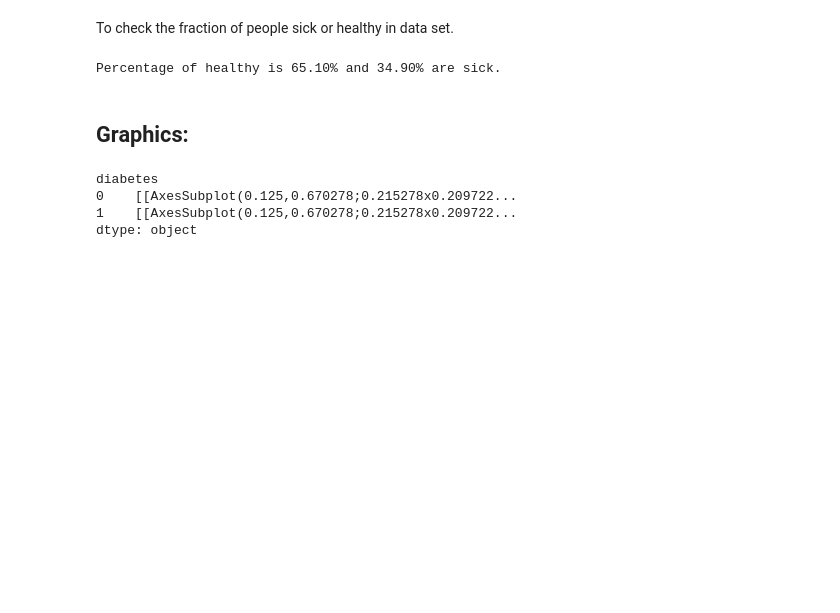
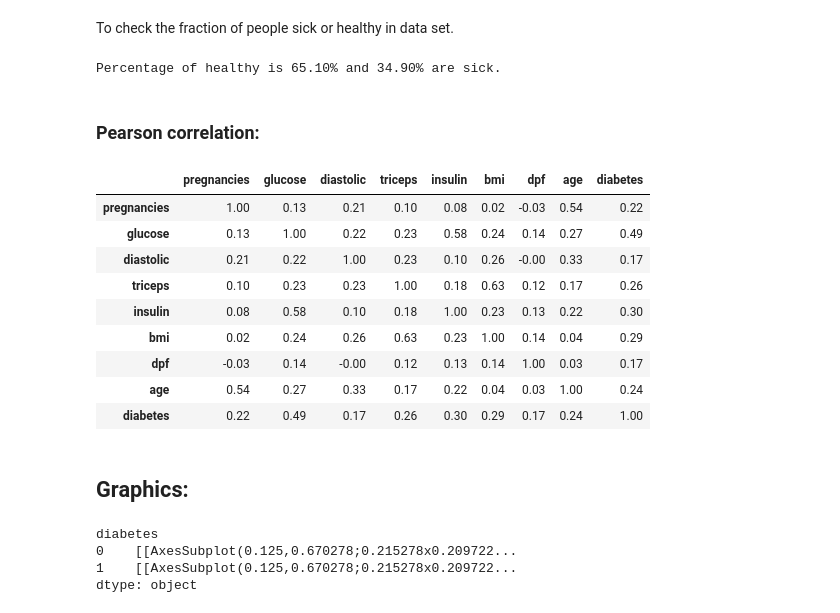
Before and after one commit to FAMarcus/Pima-Indians-diabetes, a Jupyter notebook: Pima indians diabetes_en.ipynb, the cells around one changed output. Saved outputs shown, nothing was run; the diff lists cells and outputs as text; code cells hidden in the pictures; blank space fills up the shorter version.

Commit message:
adicionei Pearson correlation
faltam conclusões.

```diff
--- a/Pima indians diabetes_en.ipynb
+++ b/Pima indians diabetes_en.ipynb
@@ -126,6 +126,21 @@ n_health, n_sick = np.array([(dataset[['diabetes']] == 0).sum(), (dataset[['diab
 print('Percentage of healthy is {:.2f}% and {:.2f}% are sick.'.format(n_health[0],n_sick[0]))
 # %% [output]
 Percentage of healthy is 65.10% and 34.90% are sick.
+# %% [markdown]
+### Pearson correlation:
+# %%
+dataset.corr()
+# %% [output]
+|  | pregnancies | glucose | diastolic | triceps | insulin | bmi | dpf | age | diabetes |
+| pregnancies | 1.00 | 0.13 | 0.21 | 0.10 | 0.08 | 0.02 | -0.03 | 0.54 | 0.22 |
+| glucose | 0.13 | 1.00 | 0.22 | 0.23 | 0.58 | 0.24 | 0.14 | 0.27 | 0.49 |
+| diastolic | 0.21 | 0.22 | 1.00 | 0.23 | 0.10 | 0.26 | -0.00 | 0.33 | 0.17 |
+| triceps | 0.10 | 0.23 | 0.23 | 1.00 | 0.18 | 0.63 | 0.12 | 0.17 | 0.26 |
+| insulin | 0.08 | 0.58 | 0.10 | 0.18 | 1.00 | 0.23 | 0.13 | 0.22 | 0.30 |
+| bmi | 0.02 | 0.24 | 0.26 | 0.63 | 0.23 | 1.00 | 0.14 | 0.04 | 0.29 |
+| dpf | -0.03 | 0.14 | -0.00 | 0.12 | 0.13 | 0.14 | 1.00 | 0.03 | 0.17 |
+| age | 0.54 | 0.27 | 0.33 | 0.17 | 0.22 | 0.04 | 0.03 | 1.00 | 0.24 |
+| diabetes | 0.22 | 0.49 | 0.17 | 0.26 | 0.30 | 0.29 | 0.17 | 0.24 | 1.00 |
 # %% [markdown]
 ## Graphics:
 # %%
```
Also changed, not shown: parts of 6 cells of this notebook.
